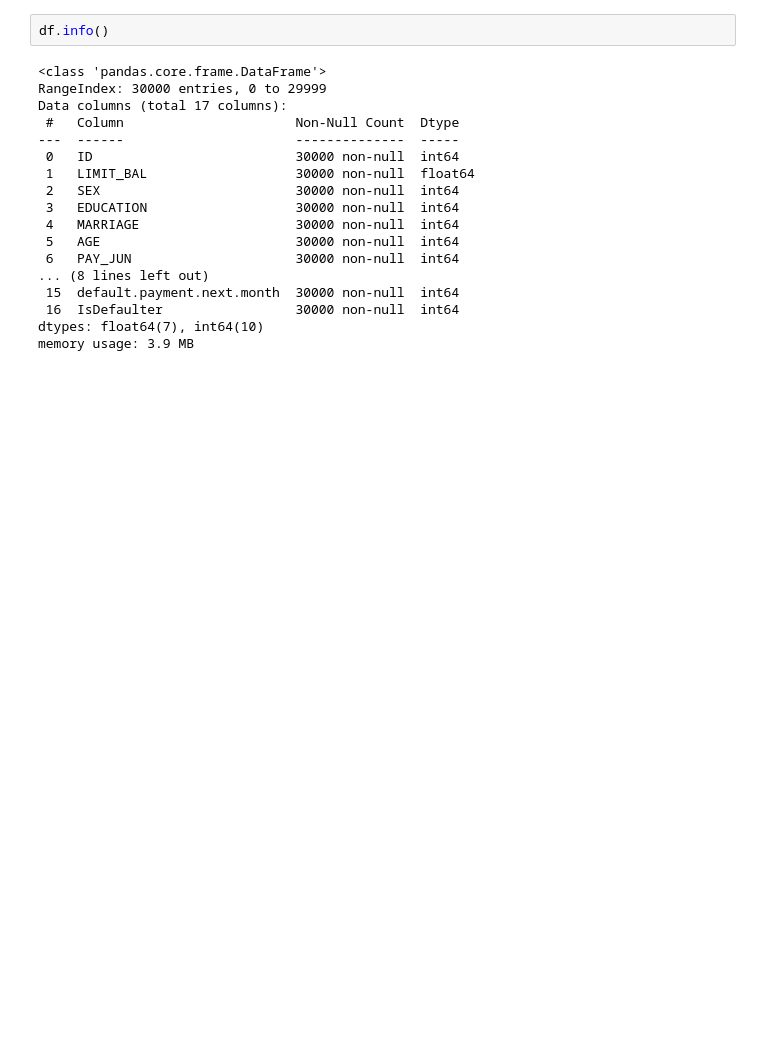
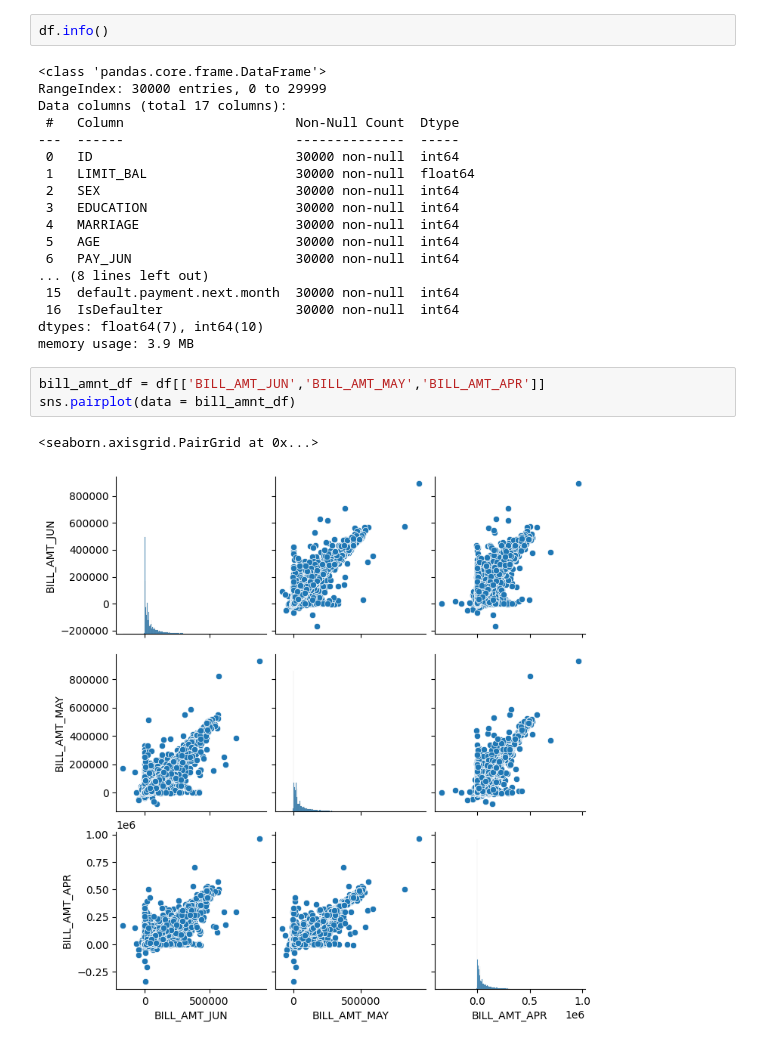
Before and after one commit to Mona1811k/Credit_card_default_prediction, a Jupyter notebook: Credit_Card_Default_Prediction.ipynb, the cells around one changed output. Saved outputs shown, nothing was run; the diff lists cells and outputs as text; blank space fills up the shorter version.

```diff
--- a/Credit_Card_Default_Prediction.ipynb
+++ b/Credit_Card_Default_Prediction.ipynb
@@ -219,3 +219,9 @@ Data columns (total 17 columns):
  16  IsDefaulter                 30000 non-null  int64
 dtypes: float64(7), int64(10)
 memory usage: 3.9 MB
+# %%
+bill_amnt_df = df[['BILL_AMT_JUN','BILL_AMT_MAY','BILL_AMT_APR']]
+sns.pairplot(data = bill_amnt_df)
+# %% [output]
+<seaborn.axisgrid.PairGrid at 0x...>
+[figure, added]
```
Also changed, not shown: parts of 7 cells of this notebook.
